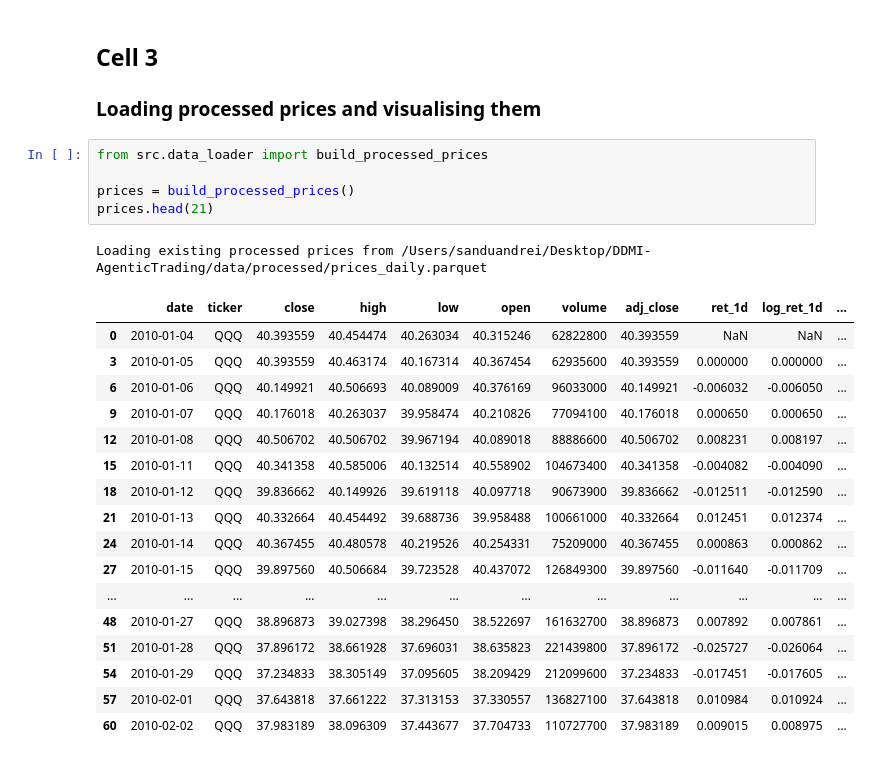
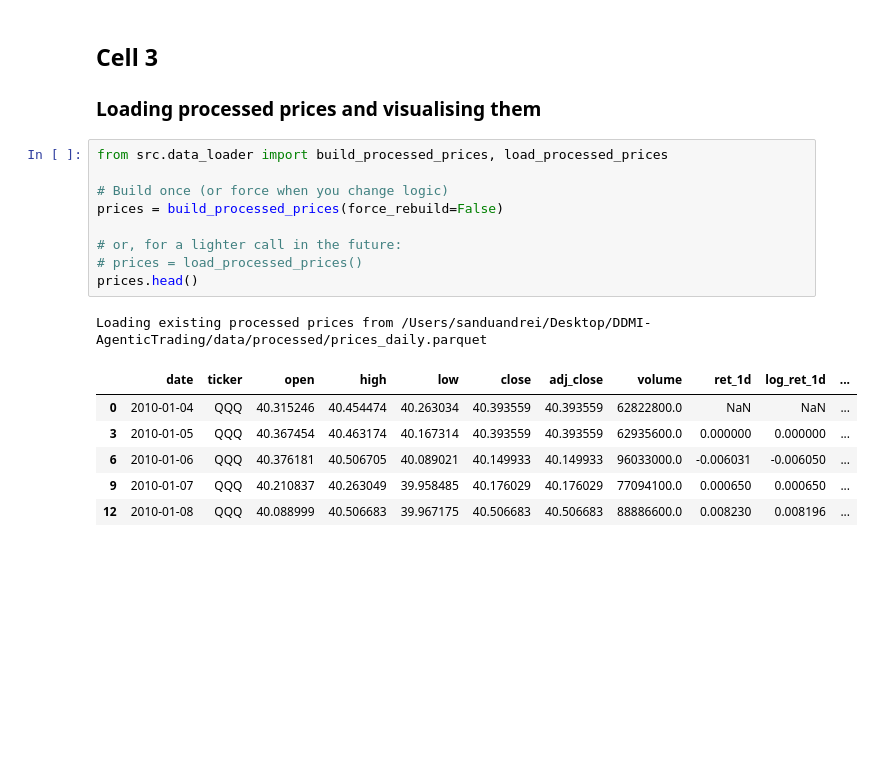
Before and after one commit to asandu-cloud/ETF-Agentic-Trading, a Jupyter notebook: notebooks/01_download_prices.ipynb, the cells around one changed output. Drawn from its saved outputs; the diff is of its cells as text; blank space fills up the shorter version.

```diff
--- a/notebooks/01_download_prices.ipynb
+++ b/notebooks/01_download_prices.ipynb
@@ -55,26 +55,19 @@ plt.show()
 ## Cell 3
 ### Loading processed prices and visualising them
 # %%
-from src.data_loader import build_processed_prices
+from src.data_loader import build_processed_prices, load_processed_prices
 
-prices = build_processed_prices()
-prices.head(21)
+# Build once (or force when you change logic)
+prices = build_processed_prices(force_rebuild=False)
+
+# or, for a lighter call in the future:
+# prices = load_processed_prices()
+prices.head()
 # %% [output]
 Loading existing processed prices from /Users/sanduandrei/Desktop/DDMI-AgenticTrading/data/processed/prices_daily.parquet
-|  | date | ticker | close | high | low | open | volume | adj_close | ret_1d | log_ret_1d | ... |
-| 0 | 2010-01-04 | QQQ | 40.393559 | 40.454474 | 40.263034 | 40.315246 | 62822800 | 40.393559 | NaN | NaN | ... |
-| 3 | 2010-01-05 | QQQ | 40.393559 | 40.463174 | 40.167314 | 40.367454 | 62935600 | 40.393559 | 0.000000 | 0.000000 | ... |
-| 6 | 2010-01-06 | QQQ | 40.149921 | 40.506693 | 40.089009 | 40.376169 | 96033000 | 40.149921 | -0.006032 | -0.006050 | ... |
-| 9 | 2010-01-07 | QQQ | 40.176018 | 40.263037 | 39.958474 | 40.210826 | 77094100 | 40.176018 | 0.000650 | 0.000650 | ... |
-| 12 | 2010-01-08 | QQQ | 40.506702 | 40.506702 | 39.967194 | 40.089018 | 88886600 | 40.506702 | 0.008231 | 0.008197 | ... |
-| 15 | 2010-01-11 | QQQ | 40.341358 | 40.585006 | 40.132514 | 40.558902 | 104673400 | 40.341358 | -0.004082 | -0.004090 | ... |
-| 18 | 2010-01-12 | QQQ | 39.836662 | 40.149926 | 39.619118 | 40.097718 | 90673900 | 39.836662 | -0.012511 | -0.012590 | ... |
-| 21 | 2010-01-13 | QQQ | 40.332664 | 40.454492 | 39.688736 | 39.958488 | 100661000 | 40.332664 | 0.012451 | 0.012374 | ... |
-| 24 | 2010-01-14 | QQQ | 40.367455 | 40.480578 | 40.219526 | 40.254331 | 75209000 | 40.367455 | 0.000863 | 0.000862 | ... |
-| 27 | 2010-01-15 | QQQ | 39.897560 | 40.506684 | 39.723528 | 40.437072 | 126849300 | 39.897560 | -0.011640 | -0.011709 | ... |
-| ... | ... | ... | ... | ... | ... | ... | ... | ... | ... | ... | ... |
-| 48 | 2010-01-27 | QQQ | 38.896873 | 39.027398 | 38.296450 | 38.522697 | 161632700 | 38.896873 | 0.007892 | 0.007861 | ... |
-| 51 | 2010-01-28 | QQQ | 37.896172 | 38.661928 | 37.696031 | 38.635823 | 221439800 | 37.896172 | -0.025727 | -0.026064 | ... |
-| 54 | 2010-01-29 | QQQ | 37.234833 | 38.305149 | 37.095605 | 38.209429 | 212099600 | 37.234833 | -0.017451 | -0.017605 | ... |
-| 57 | 2010-02-01 | QQQ | 37.643818 | 37.661222 | 37.313153 | 37.330557 | 136827100 | 37.643818 | 0.010984 | 0.010924 | ... |
-| 60 | 2010-02-02 | QQQ | 37.983189 | 38.096309 | 37.443677 | 37.704733 | 110727700 | 37.983189 | 0.009015 | 0.008975 | ... |
+|  | date | ticker | open | high | low | close | adj_close | volume | ret_1d | log_ret_1d | ... |
+| 0 | 2010-01-04 | QQQ | 40.315246 | 40.454474 | 40.263034 | 40.393559 | 40.393559 | 62822800.0 | NaN | NaN | ... |
+| 3 | 2010-01-05 | QQQ | 40.367454 | 40.463174 | 40.167314 | 40.393559 | 40.393559 | 62935600.0 | 0.000000 | 0.000000 | ... |
+| 6 | 2010-01-06 | QQQ | 40.376181 | 40.506705 | 40.089021 | 40.149933 | 40.149933 | 96033000.0 | -0.006031 | -0.006050 | ... |
+| 9 | 2010-01-07 | QQQ | 40.210837 | 40.263049 | 39.958485 | 40.176029 | 40.176029 | 77094100.0 | 0.000650 | 0.000650 | ... |
+| 12 | 2010-01-08 | QQQ | 40.088999 | 40.506683 | 39.967175 | 40.506683 | 40.506683 | 88886600.0 | 0.008230 | 0.008196 | ... |
```
Also changed, not shown: parts of 1 cell of this notebook.
